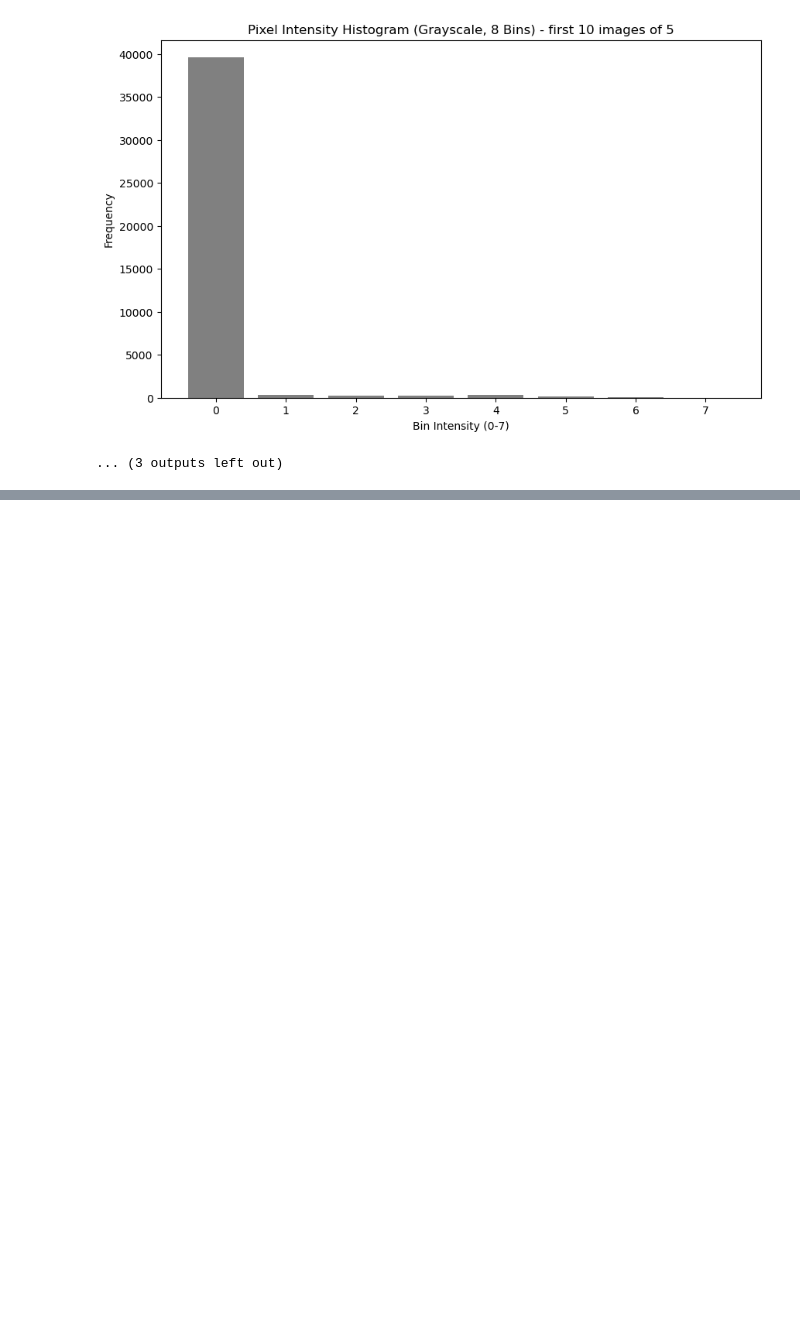
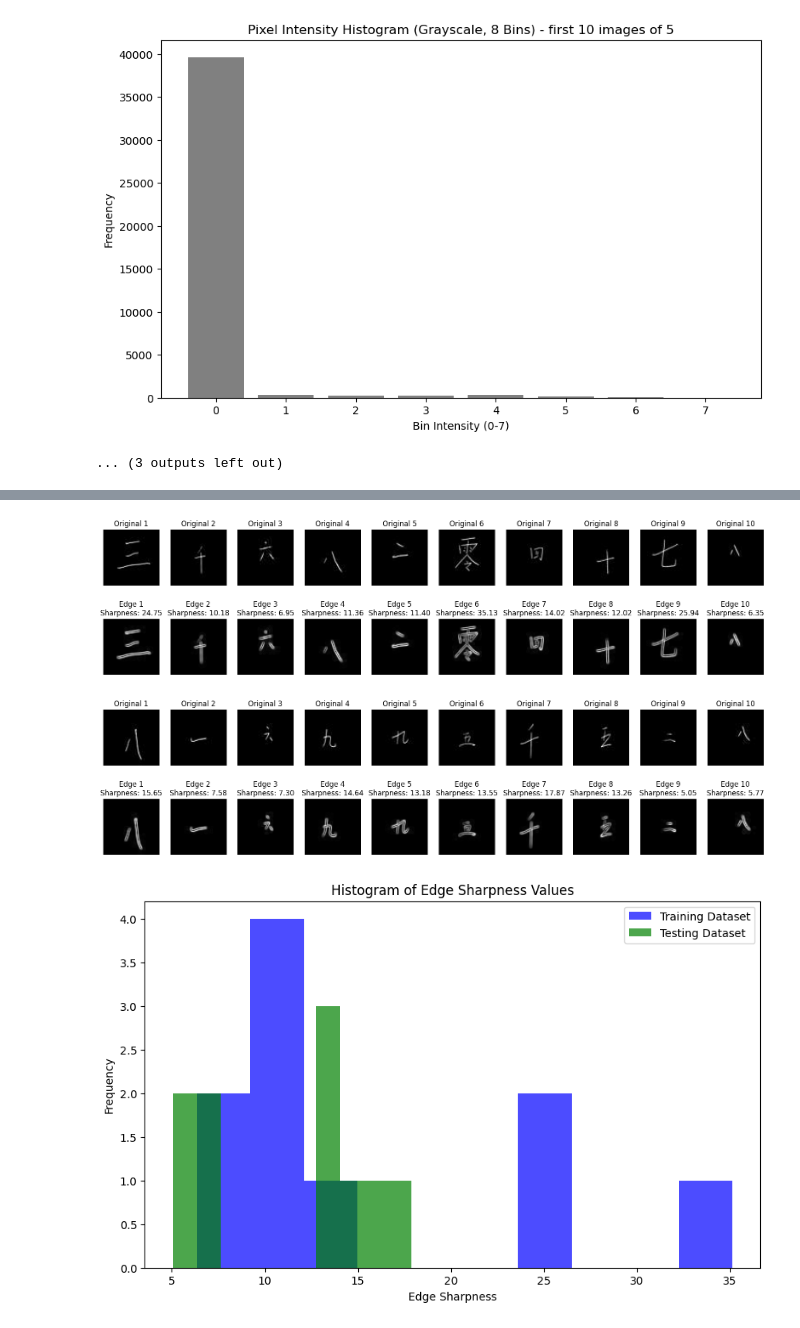
Before and after one commit to quiet98k/Chinese-Digit-Classifier, a Jupyter notebook: minst.ipynb, the cells around one changed output, grey strips where cells are left out. Saved outputs shown, nothing was run; the diff lists cells and outputs as text; code cells hidden in the pictures; blank space fills up the shorter version.

Commit message:
EDA: Sharpness and Edge Detection

```diff
--- a/minst.ipynb
+++ b/minst.ipynb
@@ -181,0 +187,65 @@ for i in range(0, 15000, 1000):
+# %%
+import numpy as np
+import random
+import matplotlib.pyplot as plt
+from scipy.ndimage import sobel
+from torch.utils.data import DataLoader
+
+# Function to apply Sobel filter and calculate edge sharpness
+def calculate_edge_sharpness(image):
+    sobel_x = sobel(image, axis=0)
+    sobel_y = sobel(image, axis=1)
+    edge_magnitude = np.hypot(sobel_x, sobel_y)
+    return np.mean(edge_magnitude)
+
+# Function to visualize edge detection on a random subset of images
+def visualize_edge_detection(dataset, num_samples=10):
+    indices = random.sample(range(len(dataset)), num_samples)
+    fig, axes = plt.subplots(2, num_samples, figsize=(20, 5))
+
+    sharpness_values = []
+
+    for i, idx in enumerate(indices):
+        img, _ = dataset[idx]
+        img_np = img.numpy()
+
+        # Calculate edge sharpness
+        sharpness = calculate_edge_sharpness(img_np)
+        sharpness_values.append(sharpness)
+
+        # Plot original image
+        axes[0, i].imshow(img_np, cmap='gray')
+        axes[0, i].axis('off')
+        axes[0, i].set_title(f'Original {i+1}')
+
+        # Plot edge detection result
+        sobel_x = sobel(img_np, axis=0)
+        sobel_y = sobel(img_np, axis=1)
+        edge_magnitude = np.hypot(sobel_x, sobel_y)
+        axes[1, i].imshow(edge_magnitude, cmap='gray')
+        axes[1, i].axis('off')
+        axes[1, i].set_title(f'Edge {i+1}\nSharpness: {sharpness:.2f}')
+
+    plt.show()
+
+    return sharpness_values
+
+# Visualize edge detection on a random subset of training images
+train_sharpness_values = visualize_edge_detection(trainDataset)
+
+# Visualize edge detection on a random subset of testing images
+test_sharpness_values = visualize_edge_detection(testDataset)
+
+# Plot histogram of sharpness values for training and testing datasets
+plt.figure(figsize=(10, 6))
+plt.hist(train_sharpness_values, bins=10, color='blue', alpha=0.7, label='Training Dataset')
+plt.hist(test_sharpness_values, bins=10, color='green', alpha=0.7, label='Testing Dataset')
+plt.title('Histogram of Edge Sharpness Values')
+plt.xlabel('Edge Sharpness')
+plt.ylabel('Frequency')
+plt.legend()
+plt.show()
+# %% [output]
+[figure, added]
+[figure, added]
+[figure, added]
```
Also changed, not shown: parts of 1 cell of this notebook.
